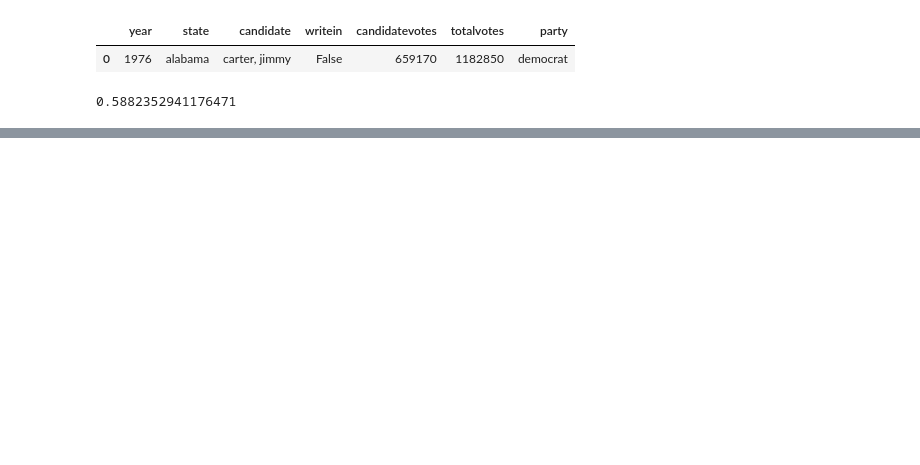
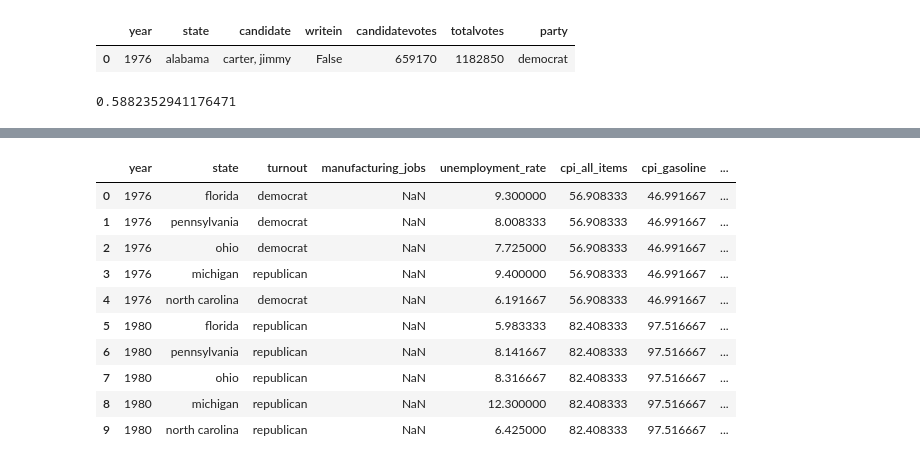
Before and after one commit to pndang/MATH189, a Jupyter notebook: Project/elections-analysis.ipynb, the cells around one changed output, grey strips where cells are left out. Drawn from its saved outputs; the diff is of its cells as text; code cells hidden in the pictures; blank space fills up the shorter version.

Commit message:
add ml dataset

```diff
--- a/Project/elections-analysis.ipynb
+++ b/Project/elections-analysis.ipynb
@@ -39,6 +39,9 @@ months = ['Jan', 'Feb', 'Mar', 'Apr', 'May', 'Jun', 'Jul', 'Aug', 'Sep', 'Oct',\
     'Nov', 'Dec']
 
 elecYears = [str(_) for _ in df['year'].unique()]
+
+# top 5 swing states by population
+top5swing = ['florida', 'pennsylvania', 'ohio', 'michigan', 'north carolina']
 # %%
 # useful functions
 
@@ -414,0 +523,3 @@ Name: candidatevotes, Length: 51, dtype: int64
+# %%
+mlData = df[df['state'].isin(top5swing)]
+mlData.head()
@@ -414,0 +556,21 @@ Name: candidatevotes, Length: 51, dtype: int64
+# %%
+# adding economic indicators features
+
+unemploymentRates, manufacturingJobs = [], []
+
+state = 'florida'
+manu = pd.read_csv(f'data/{state}_manufacturing.csv')
+unem = pd.read_csv(f'data/{state}_unemployment.csv')
+for y in elecYears:
+    for s in top5swing:
+        if s == 'north carolina': s = s.replace(' ', '')
+        manu = pd.read_csv(f'data/{s}_manufacturing.csv')
+        unem = pd.read_csv(f'data/{s}_unemployment.csv')
+        unemploymentRates.append(unem[unem['Year'] == int(y)]['unemployment rate'].to_list()[0])
+        try:
+            manufacturingJobs.append(manu[manu['Year'] == int(y)]['0'].to_list()[0])
+        except:
+            manufacturingJobs.append(np.NaN)
+
+mlDf['manufacturing_jobs'] = manufacturingJobs
+mlDf['unemployment_rate'] = unemploymentRates
@@ -415,3 +593,31 @@ Name: candidatevotes, Length: 51, dtype: int64
+# %%
+# merge ml dataset with cpi data
+
+cpiData = dfPlot1.groupby('Year')['cpi', 'cpig', 'cpih', 'cpim'].mean()
+
+cpis, cpigs, cpims = [], [], []
+for y in mlDf['year']:
+    cpis.append(cpiData.loc[str(y)]['cpi'])
+    cpigs.append(cpiData.loc[str(y)]['cpig'])
+    cpims.append(cpiData.loc[str(y)]['cpim'])
+
+mlDf['cpi_all_items'] = cpis
+mlDf['cpi_gasoline'] = cpigs
+mlDf['cpi_medical_care'] = cpims
+
+mlDf.head(10)
+# %% [output]
+|  | year | state | turnout | manufacturing_jobs | unemployment_rate | cpi_all_items | cpi_gasoline | ... |
+| 0 | 1976 | florida | democrat | NaN | 9.300000 | 56.908333 | 46.991667 | ... |
+| 1 | 1976 | pennsylvania | democrat | NaN | 8.008333 | 56.908333 | 46.991667 | ... |
+| 2 | 1976 | ohio | democrat | NaN | 7.725000 | 56.908333 | 46.991667 | ... |
+| 3 | 1976 | michigan | republican | NaN | 9.400000 | 56.908333 | 46.991667 | ... |
+| 4 | 1976 | north carolina | democrat | NaN | 6.191667 | 56.908333 | 46.991667 | ... |
+| 5 | 1980 | florida | republican | NaN | 5.983333 | 82.408333 | 97.516667 | ... |
+| 6 | 1980 | pennsylvania | republican | NaN | 8.141667 | 82.408333 | 97.516667 | ... |
+| 7 | 1980 | ohio | republican | NaN | 8.316667 | 82.408333 | 97.516667 | ... |
+| 8 | 1980 | michigan | republican | NaN | 12.300000 | 82.408333 | 97.516667 | ... |
+| 9 | 1980 | north carolina | republican | NaN | 6.425000 | 82.408333 | 97.516667 | ... |
 # %%
 # Unused code archive
 
```
Also changed, not shown: parts of 13 cells of this notebook, 11 other files.
